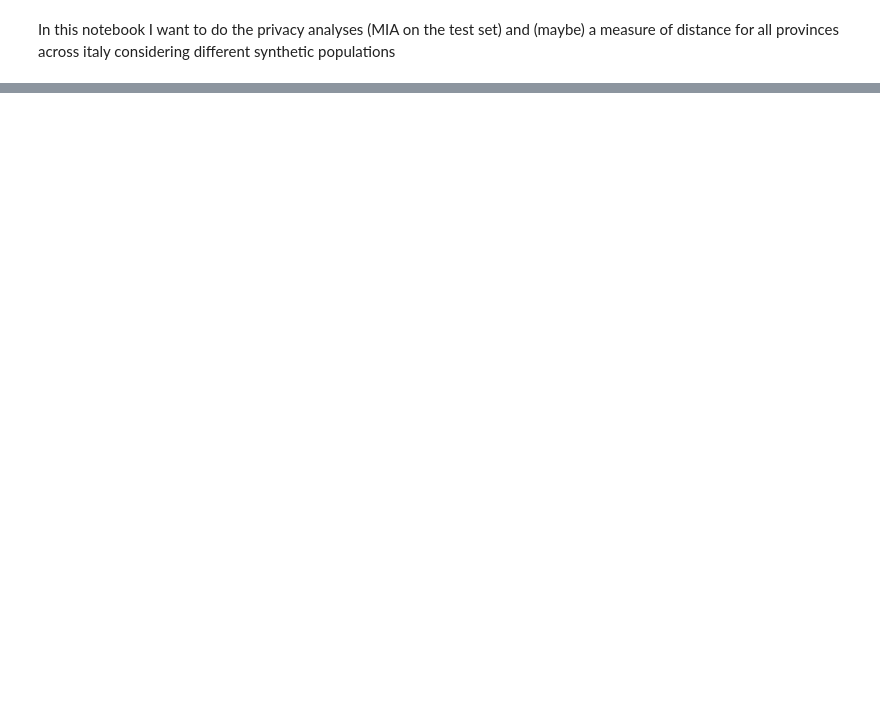
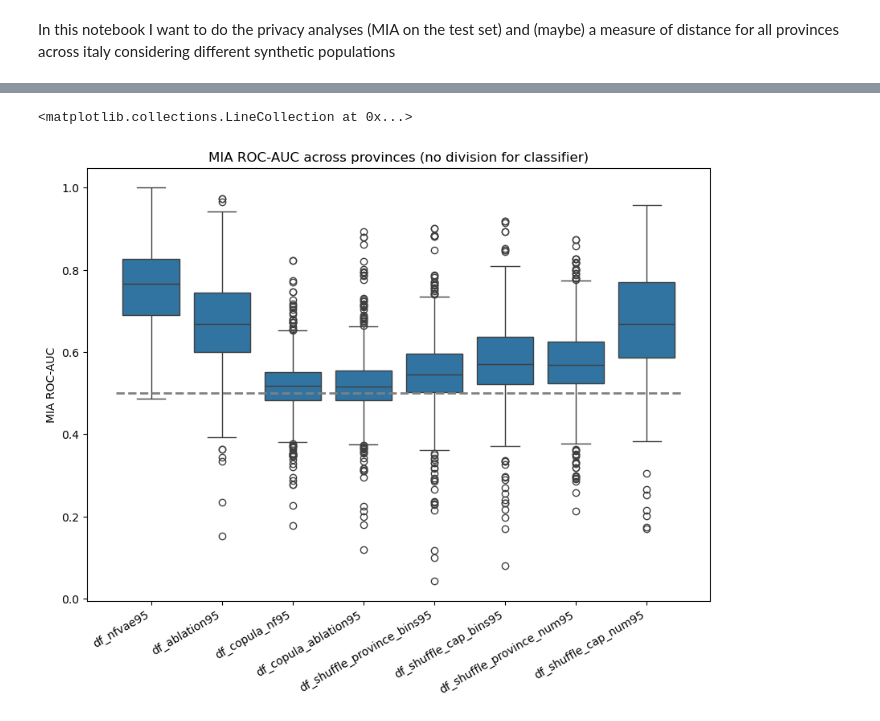
Before and after one commit to jaclenti/NFVAE-population-synthesis, a Jupyter notebook: notebooks/lc_privacy_all_provinces.ipynb, the cells around one changed output, grey strips where cells are left out. Cells and saved outputs as stored; diff of their text form; code cells hidden in the pictures; blank space fills up the shorter version.

```diff
--- a/notebooks/lc_privacy_all_provinces.ipynb
+++ b/notebooks/lc_privacy_all_provinces.ipynb
@@ -80,3 +83,15 @@ mia_auc_roc
+# %%
+# boxplot for MIA roc auc
+fig,axs = plt.subplots(1,figsize=(10,7))
+sns.boxplot(data=mia_auc_roc,x='pop_name',y='score',ax=axs)
+plt.xticks(rotation=30,ha='right')
+axs.set_xlabel("")
+axs.set_ylabel("MIA ROC-AUC")
+axs.set_title("MIA ROC-AUC across provinces (no division for classifier)")
+axs.hlines(y=0.5,linestyle='--', linewidth=2, color='gray',xmin=-0.5,xmax=7.5)
+# %% [output]
+<matplotlib.collections.LineCollection at 0x...>
+[figure, added]
 # %%
 # boxplot for MIA roc auc
 fig,axs = plt.subplots(2,figsize=(10,7))
```
Also changed, not shown: parts of 9 cells of this notebook, 5 other files.
